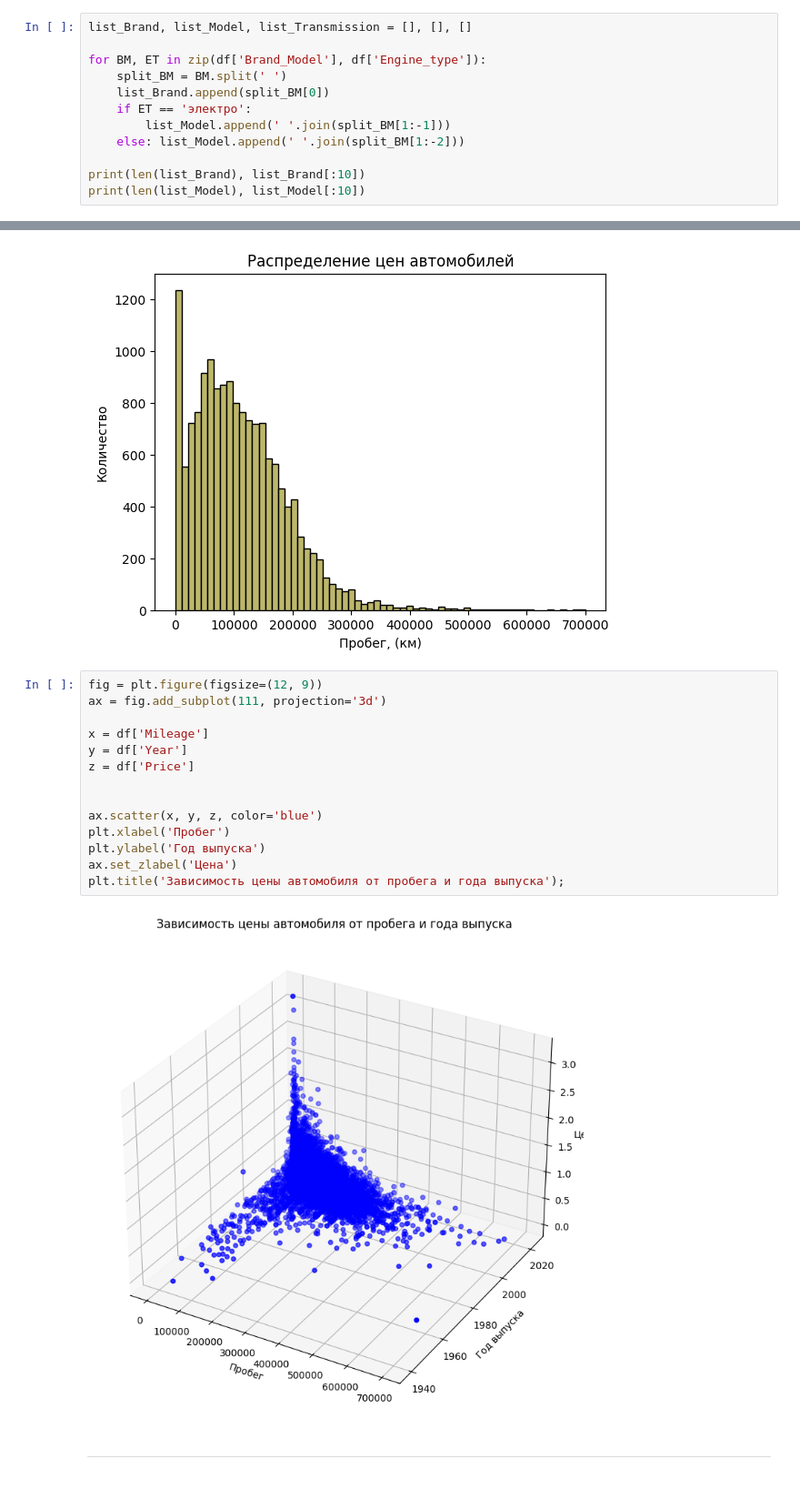
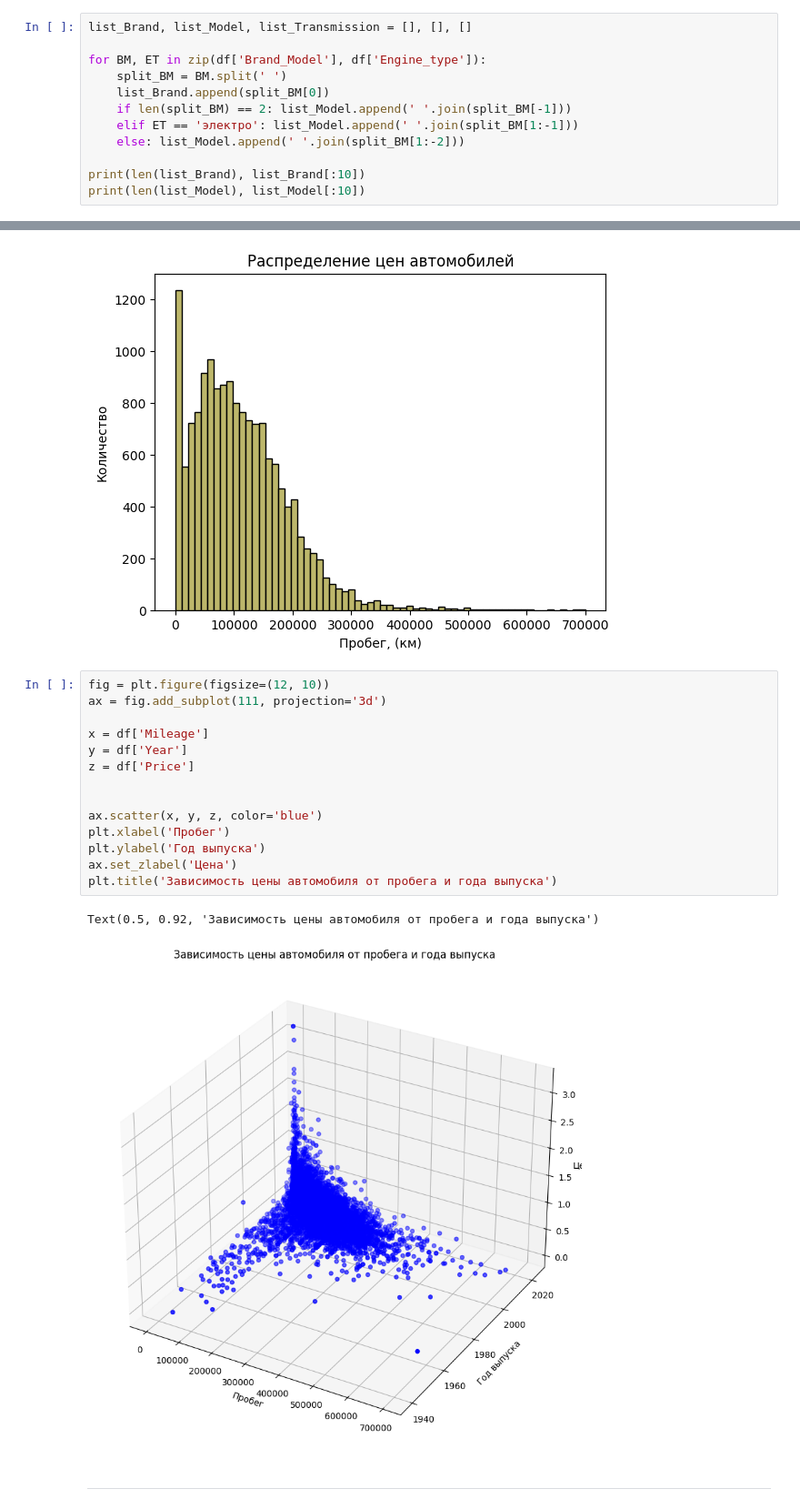
Before and after one commit to MagGoldi/Predicting_cost_car, a Jupyter notebook: Predicting/Preprocessing_data.ipynb, the cells around one changed output, grey strips where cells are left out. Shown: that part at 91% size. Saved outputs shown, nothing was run; the diff lists cells and outputs as text.

```diff
--- a/Predicting/Preprocessing_data.ipynb
+++ b/Predicting/Preprocessing_data.ipynb
@@ -125,8 +125,8 @@ list_Brand, list_Model, list_Transmission = [], [], []
 for BM, ET in zip(df['Brand_Model'], df['Engine_type']):
     split_BM = BM.split(' ')
     list_Brand.append(split_BM[0])
-    if ET == 'электро':
-        list_Model.append(' '.join(split_BM[1:-1]))
+    if len(split_BM) == 2: list_Model.append(' '.join(split_BM[-1]))
+    elif ET == 'электро': list_Model.append(' '.join(split_BM[1:-1]))
     else: list_Model.append(' '.join(split_BM[1:-2]))
 
 print(len(list_Brand), list_Brand[:10])
@@ -600,21 +600,22 @@ plt.show()
 # %% [output]
 [figure]
 # %%
-fig = plt.figure(figsize=(12, 9))
+fig = plt.figure(figsize=(12, 10))
 ax = fig.add_subplot(111, projection='3d')
 
 x = df['Mileage']
 y = df['Year']
 z = df['Price']
 
 
 ax.scatter(x, y, z, color='blue')
 plt.xlabel('Пробег')
 plt.ylabel('Год выпуска')
 ax.set_zlabel('Цена')
-plt.title('Зависимость цены автомобиля от пробега и года выпуска');
+plt.title('Зависимость цены автомобиля от пробега и года выпуска')
 # %% [output]
+Text(0.5, 0.92, 'Зависимость цены автомобиля от пробега и года выпуска')
-[figure, old version]
+[figure, new version]
 # %% [markdown]
 ---
 # %% [markdown]
```
Also changed, not shown: parts of 14 cells of this notebook, 8 other files.
